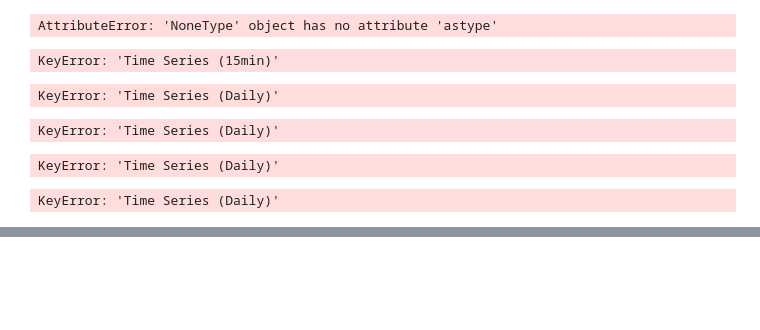
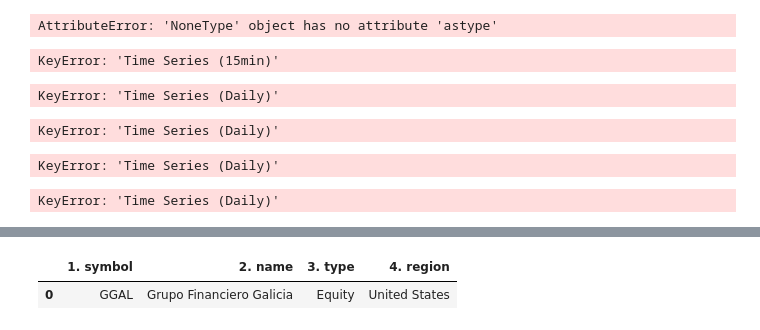
Before and after one commit to tutecode/APIs-Market-Data, a Jupyter notebook: APIs-MarketData.ipynb, the cells around one changed output, grey strips where cells are left out. Cells and saved outputs as stored; diff of their text form; code cells hidden in the pictures; blank space fills up the shorter version.

```diff
--- a/APIs-MarketData.ipynb
+++ b/APIs-MarketData.ipynb
@@ -370,0 +347,14 @@ data
+# %%
+def search(keywords):
+    function = 'SYMBOL_SEARCH'
+    url = 'https://www.alphavantage.co/query'
+    parametros = {'function': function, 'keywords': keywords, 'apikey': TOKEN}
+
+    r = requests.get(url, params=parametros)
+    js = r.json()
+
+    return js
+
+# Change the keyword
+data = search(keywords='GGAL')
+data
@@ -370,0 +371,18 @@ data
+# %%
+def search(keywords):
+    function = 'SYMBOL_SEARCH'
+    url = 'https://www.alphavantage.co/query'
+    parametros = {'function': function, 'keywords': keywords, 'apikey': TOKEN}
+
+    r = requests.get(url, params=parametros)
+    js = r.json()['bestMatches']
+    df = pd.DataFrame(js)
+    ret = df[['1. symbol', '2. name', '3. type', '4. region']]
+
+    return ret
+
+data = search(keywords='GGAL')
+data
+# %% [output]
+|  | 1. symbol | 2. name | 3. type | 4. region |
+| 0 | GGAL | Grupo Financiero Galicia | Equity | United States |
```
Also changed, not shown: parts of 14 cells of this notebook.
